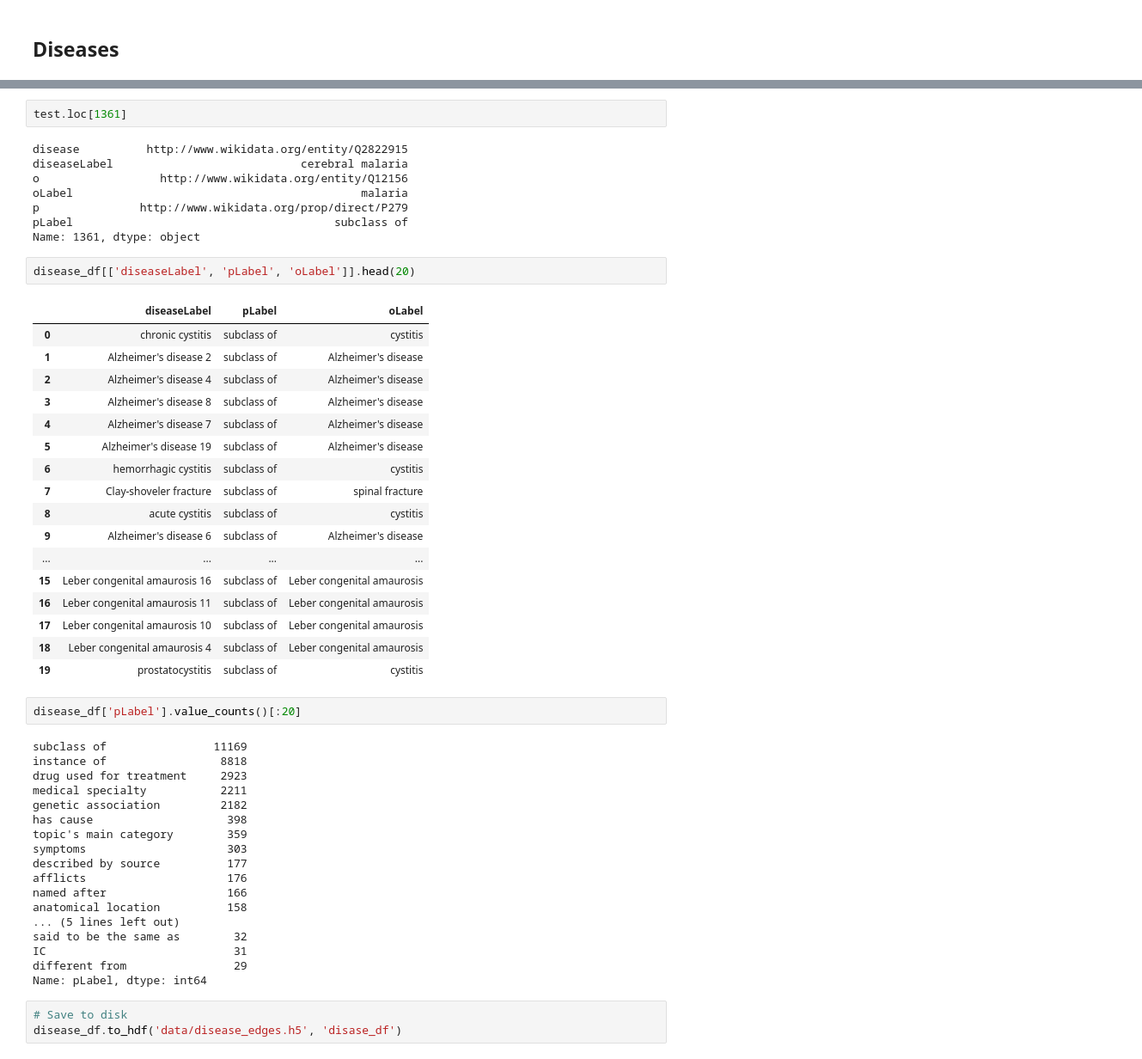
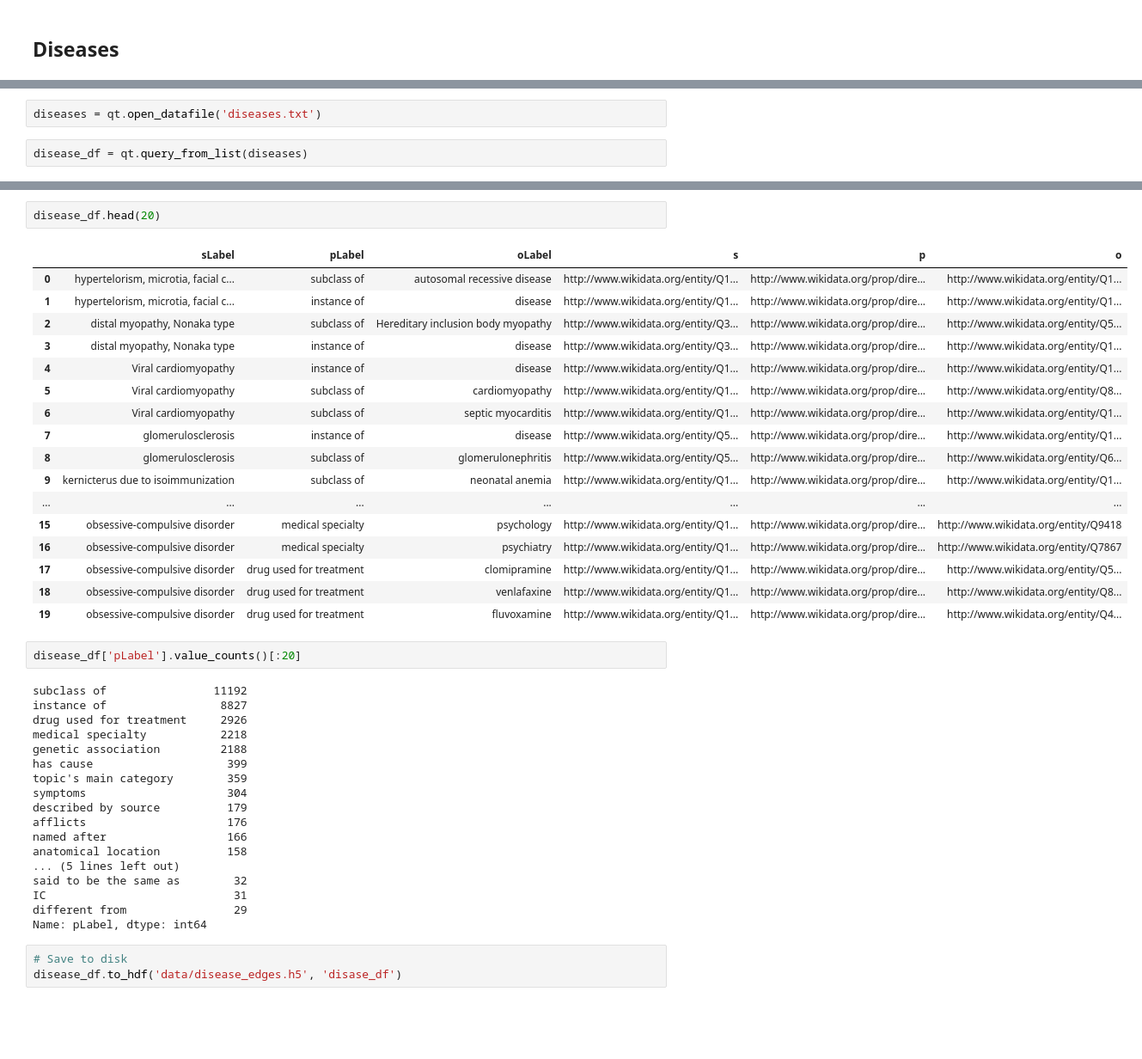
Before and after one commit to mmayers12/wikidata, a Jupyter notebook: nbs/02-describe-edges.ipynb, the cells around one changed output, grey strips where cells are left out. Shown at 86% size. Cells and saved outputs as stored; diff of their text form; blank space fills up the shorter version.

```diff
--- a/nbs/02-describe-edges.ipynb
+++ b/nbs/02-describe-edges.ipynb
@@ -106,0 +10,4 @@ disease_df['pLabel'] = disease_df['p'].apply(lambda x: prop_dict[id_from_uri(x)]
+# %%
+diseases = qt.open_datafile('diseases.txt')
+# %%
+disease_df = qt.query_from_list(diseases)
@@ -123,45 +20,35 @@ Name: 1329, dtype: object
-# %%
-test.loc[1361]
-# %% [output]
-disease          http://www.wikidata.org/entity/Q2822915
-diseaseLabel                            cerebral malaria
-o                  http://www.wikidata.org/entity/Q12156
-oLabel                                           malaria
-p               http://www.wikidata.org/prop/direct/P279
-pLabel                                       subclass of
-Name: 1361, dtype: object
 # %%
-disease_df[['diseaseLabel', 'pLabel', 'oLabel']].head(20)
+disease_df.head(20)
 # %% [output]
-|  | diseaseLabel | pLabel | oLabel |
-| 0 | chronic cystitis | subclass of | cystitis |
-| 1 | Alzheimer's disease 2 | subclass of | Alzheimer's disease |
-| 2 | Alzheimer's disease 4 | subclass of | Alzheimer's disease |
-| 3 | Alzheimer's disease 8 | subclass of | Alzheimer's disease |
-| 4 | Alzheimer's disease 7 | subclass of | Alzheimer's disease |
-| 5 | Alzheimer's disease 19 | subclass of | Alzheimer's disease |
-| 6 | hemorrhagic cystitis | subclass of | cystitis |
-| 7 | Clay-shoveler fracture | subclass of | spinal fracture |
-| 8 | acute cystitis | subclass of | cystitis |
-| 9 | Alzheimer's disease 6 | subclass of | Alzheimer's disease |
-| ... | ... | ... | ... |
-| 15 | Leber congenital amaurosis 16 | subclass of | Leber congenital amaurosis |
-| 16 | Leber congenital amaurosis 11 | subclass of | Leber congenital amaurosis |
-| 17 | Leber congenital amaurosis 10 | subclass of | Leber congenital amaurosis |
-| 18 | Leber congenital amaurosis 4 | subclass of | Leber congenital amaurosis |
-| 19 | prostatocystitis | subclass of | cystitis |
+|  | sLabel | pLabel | oLabel | s | p | o |
+| 0 | hypertelorism, microtia, facial c... | subclass of | autosomal recessive disease | http://www.wikidata.org/entity/Q1... | http://www.wikidata.org/prop/dire... | http://www.wikidata.org/entity/Q1... |
+| 1 | hypertelorism, microtia, facial c... | instance of | disease | http://www.wikidata.org/entity/Q1... | http://www.wikidata.org/prop/dire... | http://www.wikidata.org/entity/Q1... |
+| 2 | distal myopathy, Nonaka type | subclass of | Hereditary inclusion body myopathy | http://www.wikidata.org/entity/Q3... | http://www.wikidata.org/prop/dire... | http://www.wikidata.org/entity/Q5... |
+| 3 | distal myopathy, Nonaka type | instance of | disease | http://www.wikidata.org/entity/Q3... | http://www.wikidata.org/prop/dire... | http://www.wikidata.org/entity/Q1... |
+| 4 | Viral cardiomyopathy | instance of | disease | http://www.wikidata.org/entity/Q1... | http://www.wikidata.org/prop/dire... | http://www.wikidata.org/entity/Q1... |
+| 5 | Viral cardiomyopathy | subclass of | cardiomyopathy | http://www.wikidata.org/entity/Q1... | http://www.wikidata.org/prop/dire... | http://www.wikidata.org/entity/Q8... |
+| 6 | Viral cardiomyopathy | subclass of | septic myocarditis | http://www.wikidata.org/entity/Q1... | http://www.wikidata.org/prop/dire... | http://www.wikidata.org/entity/Q1... |
+| 7 | glomerulosclerosis | instance of | disease | http://www.wikidata.org/entity/Q5... | http://www.wikidata.org/prop/dire... | http://www.wikidata.org/entity/Q1... |
+| 8 | glomerulosclerosis | subclass of | glomerulonephritis | http://www.wikidata.org/entity/Q5... | http://www.wikidata.org/prop/dire... | http://www.wikidata.org/entity/Q6... |
+| 9 | kernicterus due to isoimmunization | subclass of | neonatal anemia | http://www.wikidata.org/entity/Q1... | http://www.wikidata.org/prop/dire... | http://www.wikidata.org/entity/Q1... |
+| ... | ... | ... | ... | ... | ... | ... |
+| 15 | obsessive-compulsive disorder | medical specialty | psychology | http://www.wikidata.org/entity/Q1... | http://www.wikidata.org/prop/dire... | http://www.wikidata.org/entity/Q9418 |
+| 16 | obsessive-compulsive disorder | medical specialty | psychiatry | http://www.wikidata.org/entity/Q1... | http://www.wikidata.org/prop/dire... | http://www.wikidata.org/entity/Q7867 |
+| 17 | obsessive-compulsive disorder | drug used for treatment | clomipramine | http://www.wikidata.org/entity/Q1... | http://www.wikidata.org/prop/dire... | http://www.wikidata.org/entity/Q5... |
+| 18 | obsessive-compulsive disorder | drug used for treatment | venlafaxine | http://www.wikidata.org/entity/Q1... | http://www.wikidata.org/prop/dire... | http://www.wikidata.org/entity/Q8... |
+| 19 | obsessive-compulsive disorder | drug used for treatment | fluvoxamine | http://www.wikidata.org/entity/Q1... | http://www.wikidata.org/prop/dire... | http://www.wikidata.org/entity/Q4... |
 # %%
 disease_df['pLabel'].value_counts()[:20]
 # %% [output]
-subclass of                11169
-instance of                 8818
-drug used for treatment     2923
-medical specialty           2211
-genetic association         2182
-has cause                    398
+subclass of                11192
+instance of                 8827
+drug used for treatment     2926
+medical specialty           2218
+genetic association         2188
+has cause                    399
 topic's main category        359
-symptoms                     303
-described by source          177
+symptoms                     304
+described by source          179
 afflicts                     176
 named after                  166
 anatomical location          158
```
Also changed, not shown: parts of 69 cells of this notebook, 1 other file.
